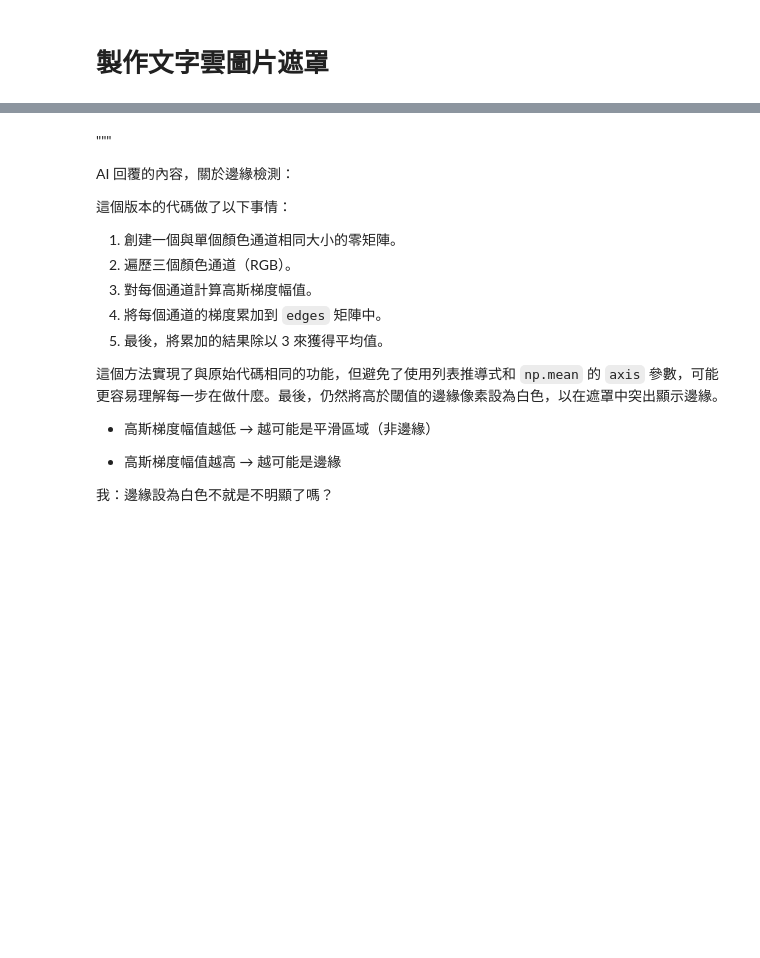
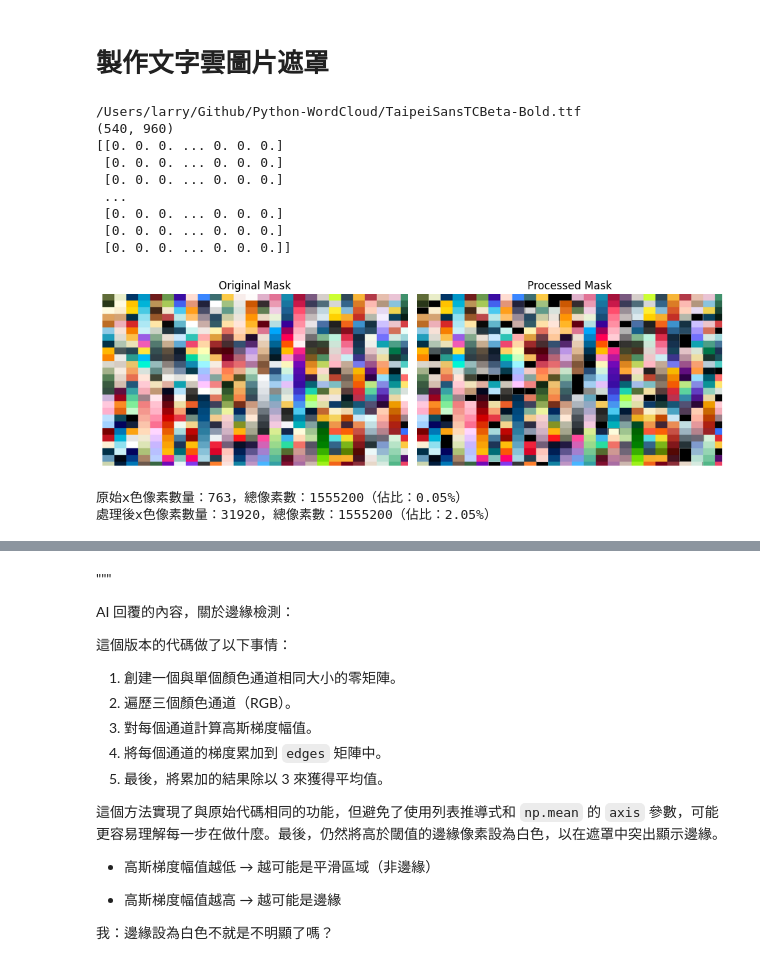
Before and after one commit to wastu01/Python-WordCloud, a Jupyter notebook: Googlenews_v2.ipynb, the cells around one changed output, grey strips where cells are left out. Saved outputs shown, nothing was run; the diff lists cells and outputs as text; code cells hidden in the pictures; blank space fills up the shorter version.

```diff
--- a/Googlenews_v2.ipynb
+++ b/Googlenews_v2.ipynb
@@ -448,4 +507,81 @@ RangeIndex(start=0, stop=118, step=1)
 # %% [markdown]
 # 製作文字雲圖片遮罩
+# %%
+# 正常圖片版本
+
+# from PIL import ImageOps # 反轉黑白
+# ImageOps.invert()
+
+# 詢問使用者字體檔案路徑
+# font_path_input = input("請輸入中文字體的檔案路徑: ")
+font_path_input = "/Users/larry/Github/Python-WordCloud/TaipeiSansTCBeta-Bold.ttf"
+print(font_path_input)
+
+# 文字雲圖片遮罩檔案路徑
+img_path = "./Mask_Image/Square_mask.png"
+
+
+mask_color = np.array((Image.open(img_path).convert("RGB")).resize((960, 540)))
+
+total_pixels = mask_color.size
+# total_pixels = mask_image.shape[0] * mask_image.shape[1]
+
+org_filtered_pixels = np.sum(np.all(mask_color == 0, axis=2))
+
+mask_image = mask_color.copy()
+
+threshold = 220 # 根據圖片調整閾值
+mask_image[np.all(mask_image > threshold, axis=2)] = 0
+# 只要是（偏）()色區域，都設為()色
+filtered_pixels = np.sum(np.all(mask_image == 0, axis=2))
+
+# 邊緣檢測 (進階用法，此部分為當初課堂老師提供)
+# 我的理解：將三個顏色通道做了某個處理，然後將三個通道的結果累加，最後除以 3 得到平均值
+edges = np.mean([gaussian_gradient_magnitude(mask_image[:, :, i] / 255., 2) for i in range(3)], axis=0)
+print(edges.shape)
+print(edges)
+# 使用平均值作為閾值
+threshold = edges.mean() * 30
+mask_image[edges > threshold] = 255
+
+
+fig, (ax1, ax2) = plt.subplots(1, 2, figsize=(10, 5))
+# 顯示原始遮罩圖片
+ax1.imshow(mask_color)
+ax1.set_title("Original Mask")
+ax1.axis('off')
+
+# 顯示處理後的遮罩圖片
+ax2.imshow(mask_image)
+ax2.set_title("Processed Mask")
+ax2.axis('off')
+
+plt.tight_layout()
+plt.show()
+
+
+
+
+print(f"原始x色像素數量：{org_filtered_pixels}，總像素數：{total_pixels}（佔比：{org_filtered_pixels/total_pixels*100:.2f}%）")
+print(f"處理後x色像素數量：{filtered_pixels}，總像素數：{total_pixels}（佔比：{filtered_pixels/total_pixels*100:.2f}%）")
+
+# 將高於閾值的邊緣像素設為白色
+
+# 顏色生成
+# image_colors = ImageColorGenerator(mask_image)
+# image_colors.default_color = [0.9,0.9,0.9]
+# %% [output]
+/Users/larry/Github/Python-WordCloud/TaipeiSansTCBeta-Bold.ttf
+(540, 960)
+[[0. 0. 0. ... 0. 0. 0.]
+ [0. 0. 0. ... 0. 0. 0.]
+ [0. 0. 0. ... 0. 0. 0.]
+ ...
+ [0. 0. 0. ... 0. 0. 0.]
+ [0. 0. 0. ... 0. 0. 0.]
+ [0. 0. 0. ... 0. 0. 0.]]
+[figure, added]
+原始x色像素數量：763，總像素數：1555200（佔比：0.05%）
+處理後x色像素數量：31920，總像素數：1555200（佔比：2.05%）
 # %%
 # 選擇黑色遮罩圖案練習處理圖片
```
Also changed, not shown: parts of 25 cells of this notebook.
